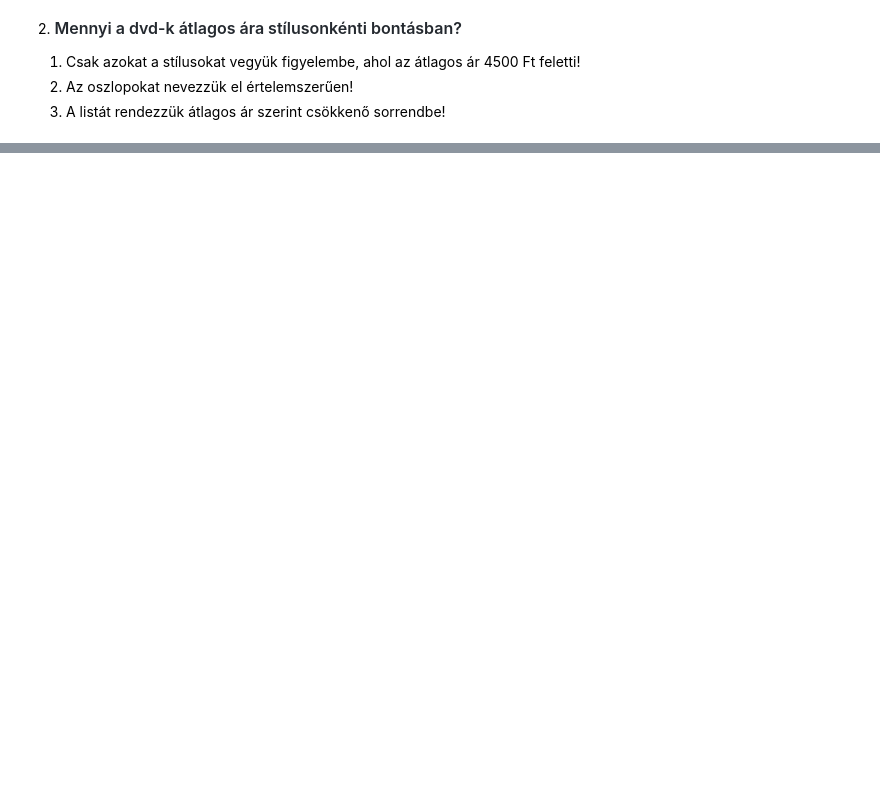
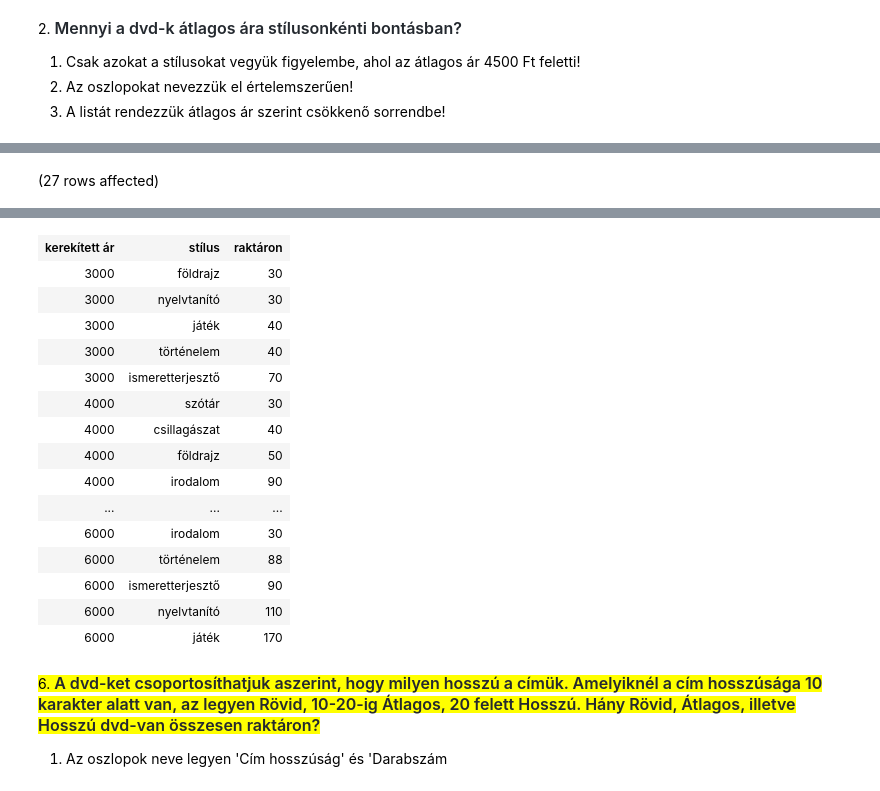
Before and after one commit to szentebalint0/AdatBG02, a Jupyter notebook: gyakorlat02_feladatok .ipynb, the cells around one changed output, grey strips where cells are left out. Saved outputs shown, nothing was run; the diff lists cells and outputs as text; code cells hidden in the pictures; blank space fills up the shorter version.

```diff
--- a/gyakorlat02_feladatok .ipynb
+++ b/gyakorlat02_feladatok .ipynb
@@ -118,0 +59,10 @@ Total execution time: 00:00:00.014
+# %%
+SELECT ROUND(nettoar, -3) AS 'kerekített ár',
+        stilus AS stílus,
+        SUM([raktár készlet]) AS 'raktáron'
+FROM dvd
+GROUP BY ROUND(nettoar, -3), stilus
+HAVING SUM([raktár készlet]) >= 30
+ORDER BY 1, 3 ASC
+# %% [output]
+(27 rows affected)
@@ -118,0 +70,20 @@ Total execution time: 00:00:00.014
+| kerekített ár | stílus | raktáron |
+| 3000 | földrajz | 30 |
+| 3000 | nyelvtanító | 30 |
+| 3000 | játék | 40 |
+| 3000 | történelem | 40 |
+| 3000 | ismeretterjesztő | 70 |
+| 4000 | szótár | 30 |
+| 4000 | csillagászat | 40 |
+| 4000 | földrajz | 50 |
+| 4000 | irodalom | 90 |
+| ... | ... | ... |
+| 6000 | irodalom | 30 |
+| 6000 | történelem | 88 |
+| 6000 | ismeretterjesztő | 90 |
+| 6000 | nyelvtanító | 110 |
+| 6000 | játék | 170 |
+# %% [markdown]
+<mark>6. <span style="font-weight: 600; color: rgb(36, 41, 47); font-family: -apple-system, BlinkMacSystemFont, &quot;Segoe UI&quot;, Helvetica, Arial, sans-serif, &quot;Apple Color Emoji&quot;, &quot;Segoe UI Emoji&quot;; font-size: 16px;">A dvd-ket csoportosíthatjuk aszerint, hogy milyen hosszú a címük. Amelyiknél a cím hosszúsága 10 karakter alatt van, az legyen Rövid, 10-20-ig Átlagos, 20 felett Hosszú. Hány Rövid, Átlagos, illetve Hosszú dvd-van összesen raktáron?</span></mark>
+
+1. Az oszlopok neve legyen 'Cím hosszúság' és 'Darabszám
```
Also changed, not shown: parts of 41 cells of this notebook, 1 other file.
